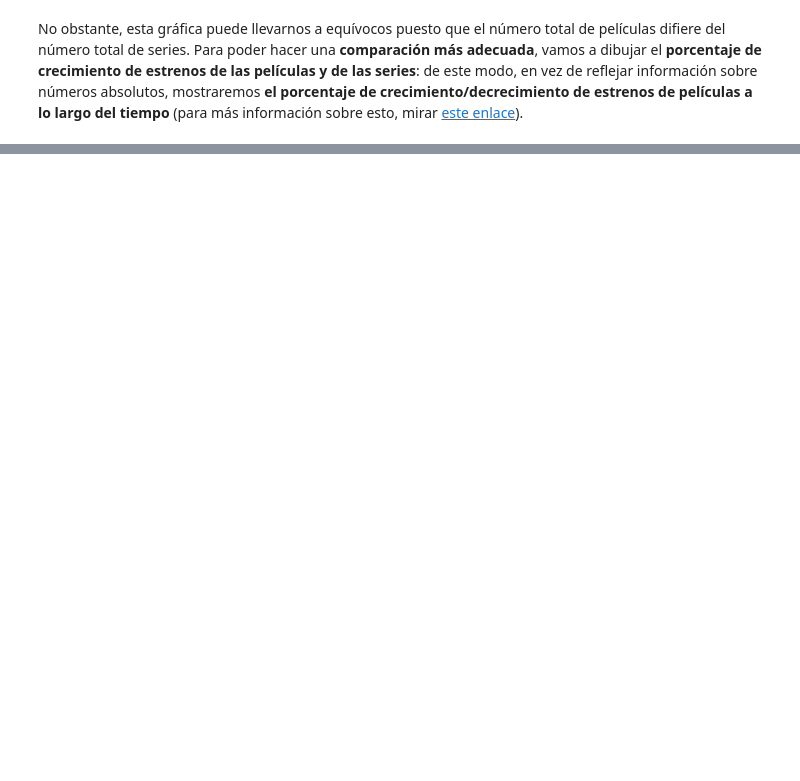
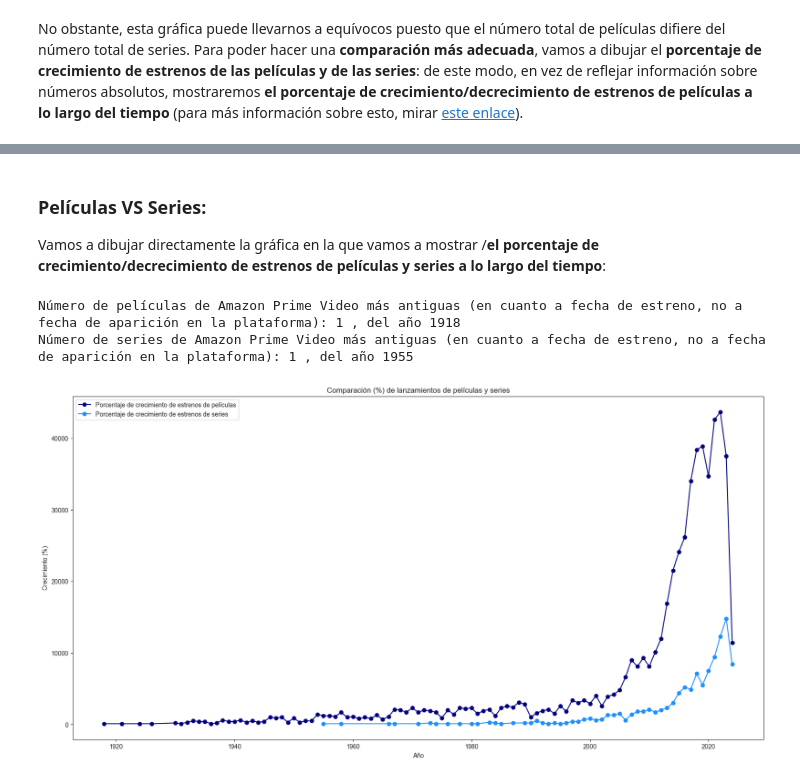
Before and after one commit to tacedo97/EDA-Streaming-Platforms-Spain, a Jupyter notebook: Analysis.ipynb, the cells around one changed output, grey strips where cells are left out. Saved outputs shown, nothing was run; the diff lists cells and outputs as text; code cells hidden in the pictures; blank space fills up the shorter version.

```diff
--- a/Analysis.ipynb
+++ b/Analysis.ipynb
@@ -430,0 +597,4 @@ series_genres
+# %%
+amazon_series_spain.drop(index=amazon_series_ko_dates, axis=0, inplace=True)
+amazon_series_spain = amazon_series_spain.reset_index(drop=True)
+amazon_series_spain.info()
@@ -430,0 +619,4 @@ series_genres
+# %%
+#Agrupamos por año y ordenamos cronológicamente
+amazon_series_spain_year = amazon_series_spain.groupby(pd.to_datetime(amazon_series_spain["first_air_date"]).dt.year)["id"].count().sort_index()
+amazon_series_spain_year
@@ -430,0 +641,29 @@ series_genres
+# %% [markdown]
+### Películas VS Series:
+
+Vamos a dibujar directamente la gráfica en la que vamos a mostrar /**el porcentaje de crecimiento/decrecimiento de estrenos de películas y series a lo largo del tiempo**:
+# %%
+#Cogemos como punto inicial de referencia el primer valor para las series y las películas
+movie_referencia_amazon = amazon_movies_spain_year.iloc[0]
+serie_referencia_amazon = amazon_series_spain_year.iloc[0]
+print("Número de películas de Amazon Prime Video más antiguas (en cuanto a fecha de estreno, no a fecha de aparición en la plataforma):", movie_referencia_amazon, ", del año", amazon_movies_spain_year.index[0])
+print("Número de series de Amazon Prime Video más antiguas (en cuanto a fecha de estreno, no a fecha de aparición en la plataforma):", serie_referencia_amazon, ", del año", amazon_series_spain_year.index[0])
+# %% [output]
+Número de películas de Amazon Prime Video más antiguas (en cuanto a fecha de estreno, no a fecha de aparición en la plataforma): 1 , del año 1918
+Número de series de Amazon Prime Video más antiguas (en cuanto a fecha de estreno, no a fecha de aparición en la plataforma): 1 , del año 1955
+# %%
+#Calculamos los porcentajes de crecimiento de series y películas a lo largo de los años con respecto al año de referencia
+porc_crec_movies_amazon = (amazon_movies_spain_year/movie_referencia_amazon)*100
+porc_crec_series_amazon = (amazon_series_spain_year/serie_referencia_amazon)*100
+# %%
+plt.figure(figsize=(20,10))
+
+plt.plot(porc_crec_movies_amazon, color='navy', marker='o', label='Porcentaje de crecimiento de estrenos de películas')
+plt.plot(porc_crec_series_amazon, color='dodgerblue', marker='o', label='Porcentaje de crecimiento de estrenos de series')
+plt.title('Comparación (%) de lanzamientos de películas y series')
+plt.xlabel('Año')
+plt.ylabel('Crecimiento (%)')
+plt.legend(loc = "upper left")
+plt.show()
+# %% [output]
+[figure, added]
```
Also changed, not shown: parts of 168 cells of this notebook, 3 other files.
